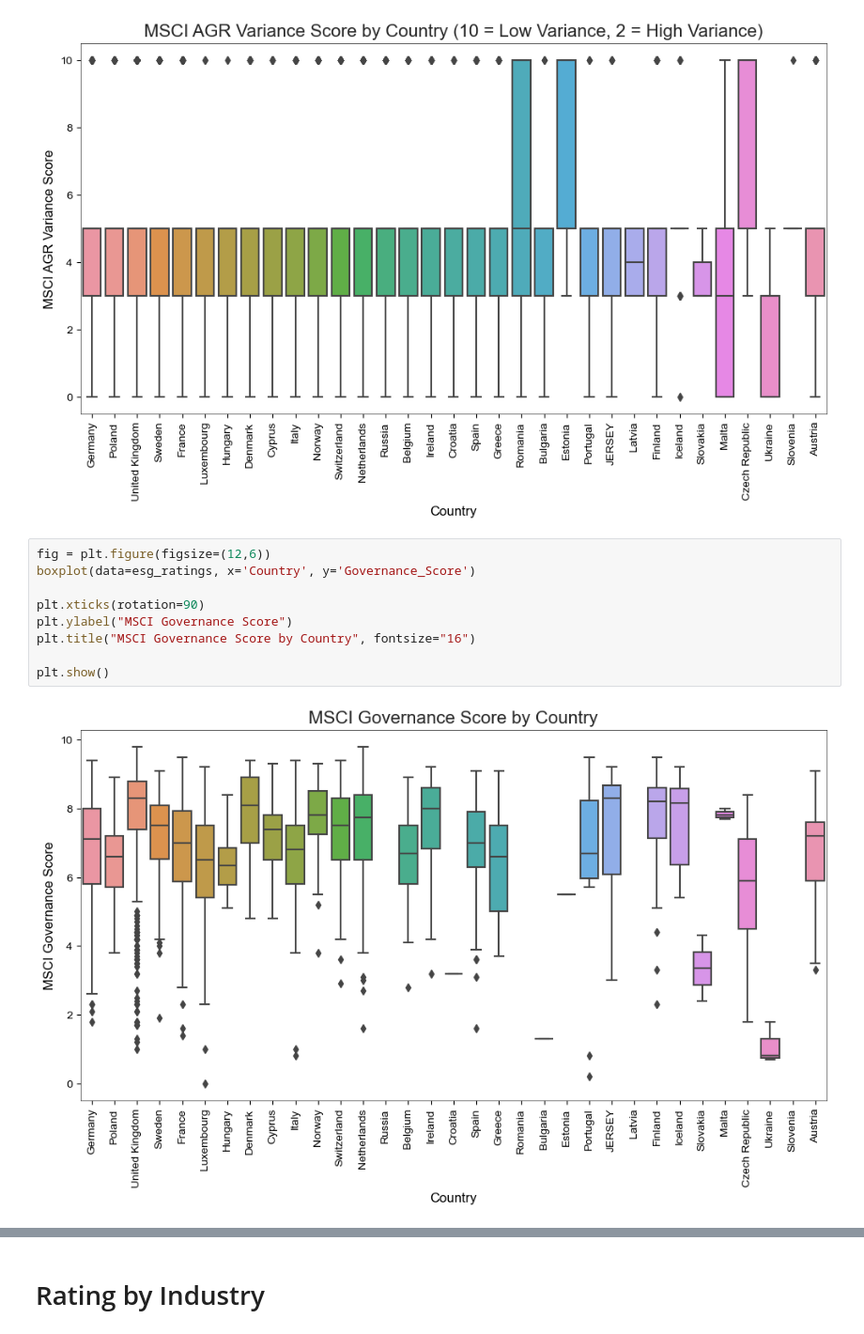
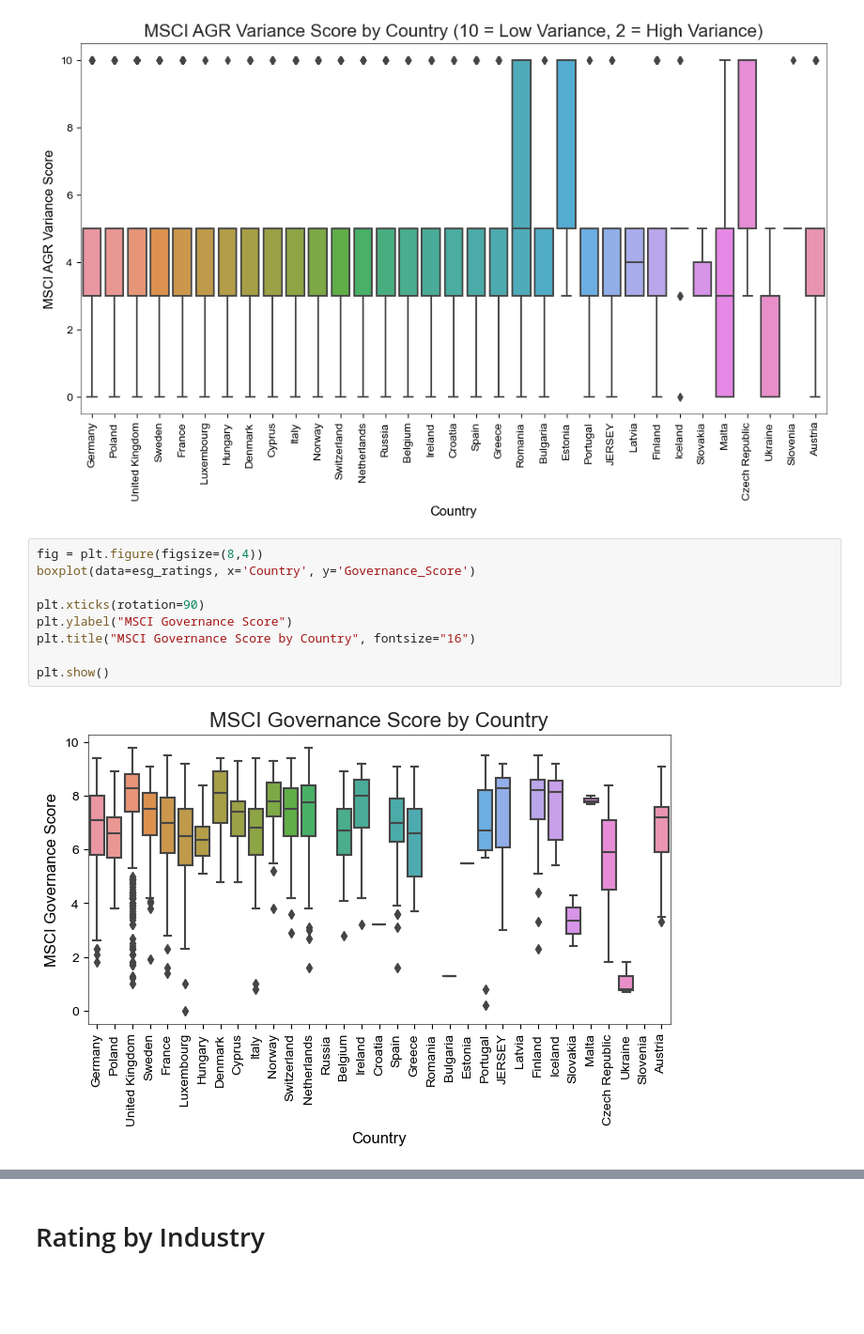
Before and after one commit to pavobravo11/Data501_Project, a Jupyter notebook: governance/company_ratings.ipynb, the cells around one changed output, grey strips where cells are left out. Shown at 94% size. Saved outputs shown, nothing was run; the diff lists cells and outputs as text; blank space fills up the shorter version.

```diff
--- a/governance/company_ratings.ipynb
+++ b/governance/company_ratings.ipynb
@@ -225,13 +225,13 @@ plt.show()
 # %% [output]
 [figure]
 # %%
-fig = plt.figure(figsize=(12,6))
+fig = plt.figure(figsize=(8,4))
 boxplot(data=esg_ratings, x='Country', y='Governance_Score')
 
 plt.xticks(rotation=90)
 plt.ylabel("MSCI Governance Score")
 plt.title("MSCI Governance Score by Country", fontsize="16")
 
 plt.show()
 # %% [output]
-[figure, old version]
+[figure, new version]
```
Also changed, not shown: parts of 5 cells of this notebook, 3 other files.
